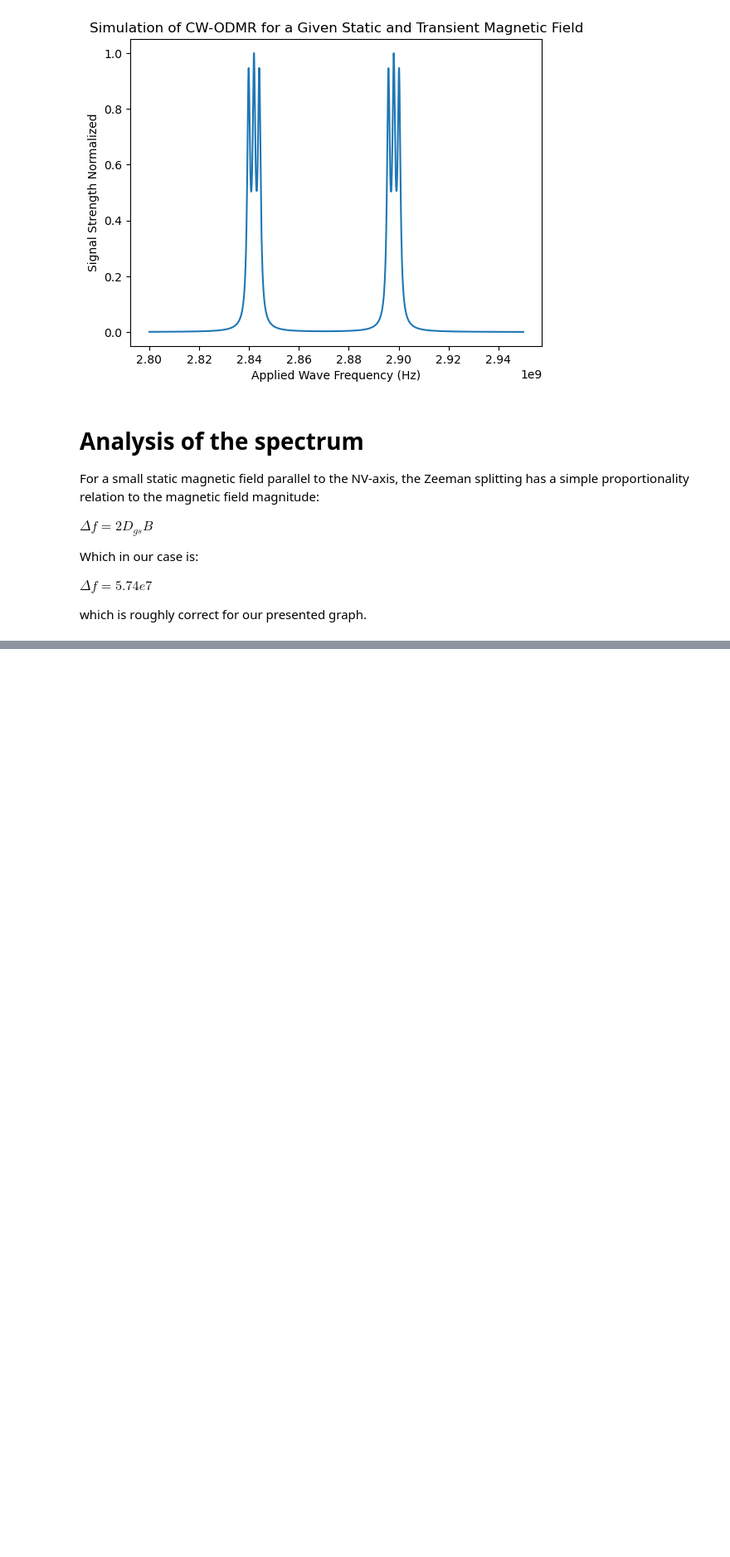
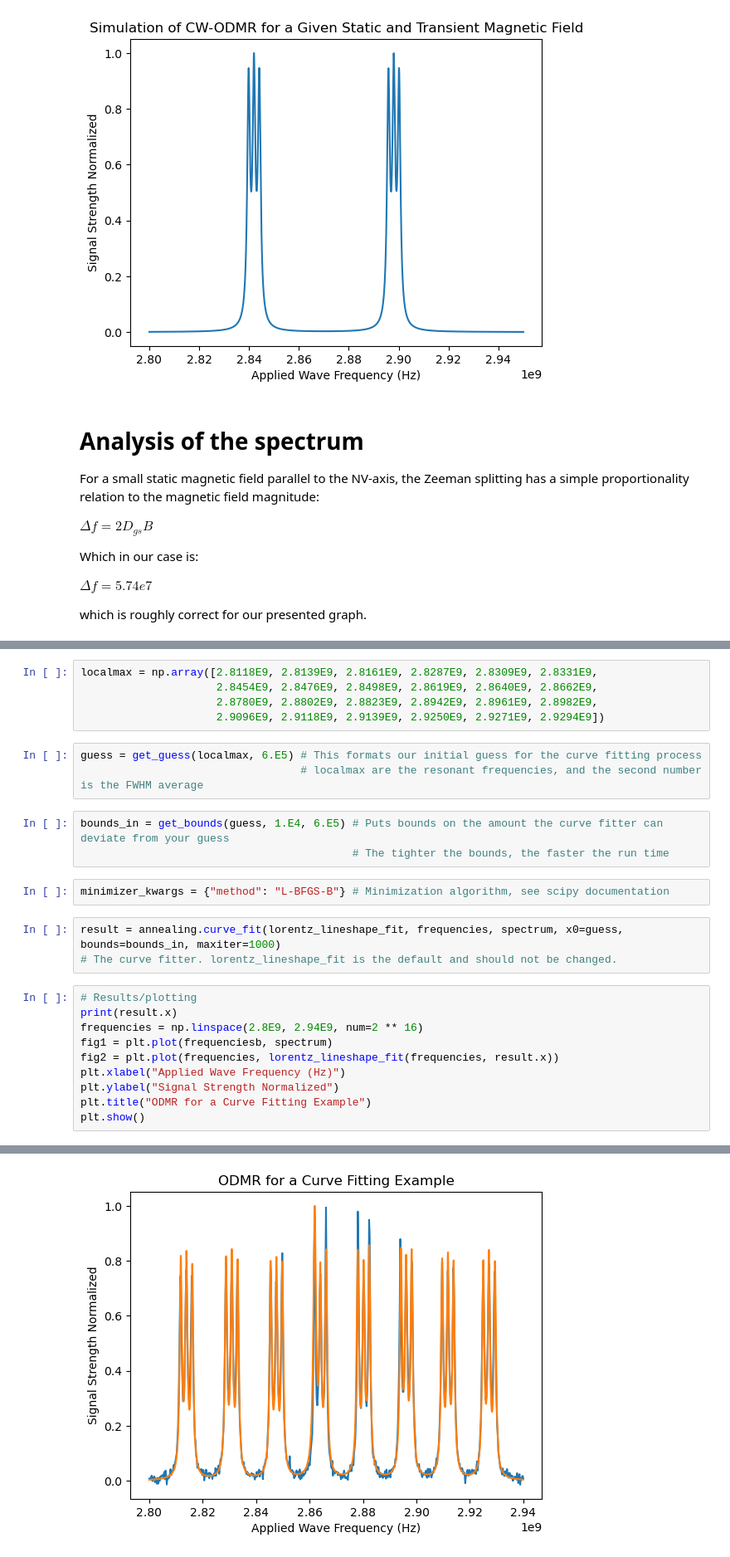
Before and after one commit to qt3uw/qt3qutipsandbox, a Jupyter notebook: notebooks/Power_Broadened_Examples.ipynb, the cells around one changed output, grey strips where cells are left out. Shown at 83% size. Cells and saved outputs as stored; diff of their text form; blank space fills up the shorter version.

```diff
--- a/notebooks/Power_Broadened_Examples.ipynb
+++ b/notebooks/Power_Broadened_Examples.ipynb
@@ -148,0 +154,27 @@ TypeError: One of inputs is not a quantum object
+# %%
+localmax = np.array([2.8118E9, 2.8139E9, 2.8161E9, 2.8287E9, 2.8309E9, 2.8331E9,
+                     2.8454E9, 2.8476E9, 2.8498E9, 2.8619E9, 2.8640E9, 2.8662E9,
+                     2.8780E9, 2.8802E9, 2.8823E9, 2.8942E9, 2.8961E9, 2.8982E9,
+                     2.9096E9, 2.9118E9, 2.9139E9, 2.9250E9, 2.9271E9, 2.9294E9])
+# %%
+guess = get_guess(localmax, 6.E5) # This formats our initial guess for the curve fitting process
+                                  # localmax are the resonant frequencies, and the second number is the FWHM average
+# %%
+bounds_in = get_bounds(guess, 1.E4, 6.E5) # Puts bounds on the amount the curve fitter can deviate from your guess
+                                          # The tighter the bounds, the faster the run time
+# %%
+minimizer_kwargs = {"method": "L-BFGS-B"} # Minimization algorithm, see scipy documentation
+# %%
+result = annealing.curve_fit(lorentz_lineshape_fit, frequencies, spectrum, x0=guess, bounds=bounds_in, maxiter=1000)
+# The curve fitter. lorentz_lineshape_fit is the default and should not be changed.
+# %%
+# Results/plotting
+print(result.x)
+frequencies = np.linspace(2.8E9, 2.94E9, num=2 ** 16)
+fig1 = plt.plot(frequenciesb, spectrum)
+fig2 = plt.plot(frequencies, lorentz_lineshape_fit(frequencies, result.x))
+plt.xlabel("Applied Wave Frequency (Hz)")
+plt.ylabel("Signal Strength Normalized")
+plt.title("ODMR for a Curve Fitting Example")
+plt.show()
+# %% [output]
@@ -148,0 +193 @@ TypeError: One of inputs is not a quantum object
+[figure, added]
```
Also changed, not shown: parts of 9 cells of this notebook, 1 other file.
